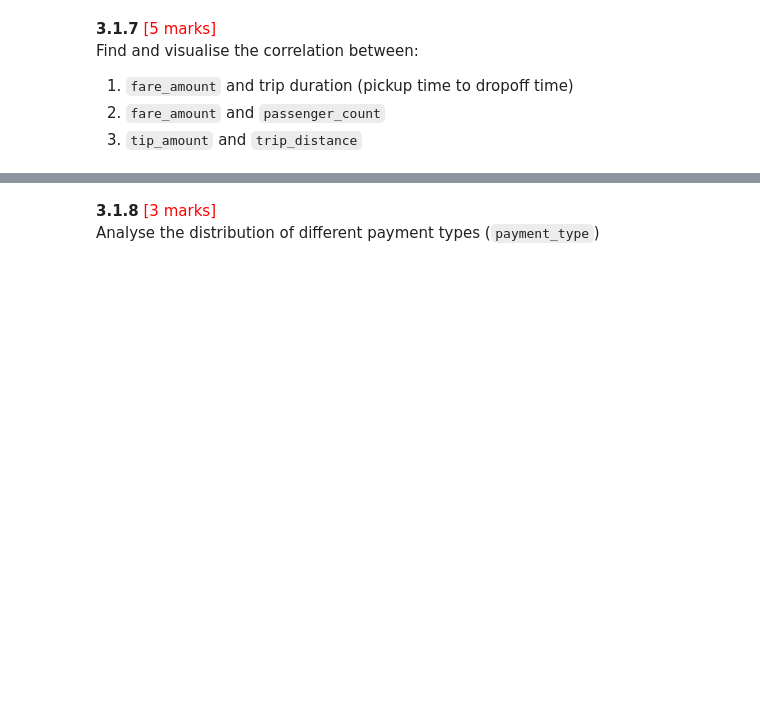
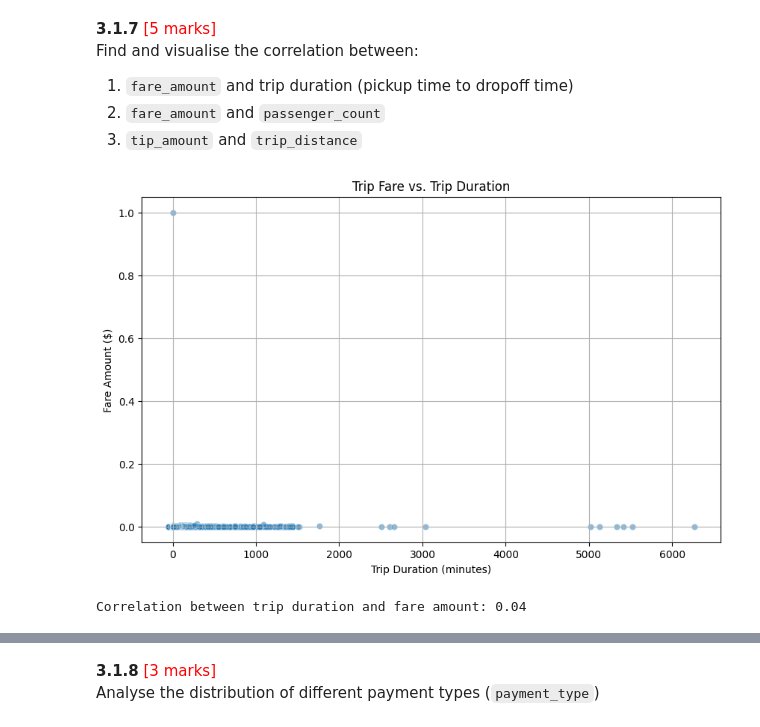
Before and after one commit to animesh-11/AI_ML, a Jupyter notebook: EDA_Assg_NYC_Taxi_Starter.ipynb, the cells around one changed output, grey strips where cells are left out. Saved outputs shown, nothing was run; the diff lists cells and outputs as text; code cells hidden in the pictures; blank space fills up the shorter version.

```diff
--- a/EDA_Assg_NYC_Taxi_Starter.ipynb
+++ b/EDA_Assg_NYC_Taxi_Starter.ipynb
@@ -1187,0 +1198,18 @@ Find and visualise the correlation between:
+# %%
+# Show relationship between fare and trip duration
+
+df['trip_duration'] = (df['tpep_dropoff_datetime'] - df['tpep_pickup_datetime']).dt.total_seconds() / 60
+
+plt.figure(figsize=(10, 6))
+sns.scatterplot(x='trip_duration', y='fare_amount', data=df, alpha=0.5)  # Added alpha for better visibility
+plt.title('Trip Fare vs. Trip Duration')
+plt.xlabel('Trip Duration (minutes)')
+plt.ylabel('Fare Amount ($)')
+plt.grid(True)
+plt.show()
+
+correlation = df['trip_duration'].corr(df['fare_amount'])
+print(f"Correlation between trip duration and fare amount: {correlation:.2f}")
+# %% [output]
+[figure, added]
+Correlation between trip duration and fare amount: 0.04
```
Also changed, not shown: parts of 70 cells of this notebook.
